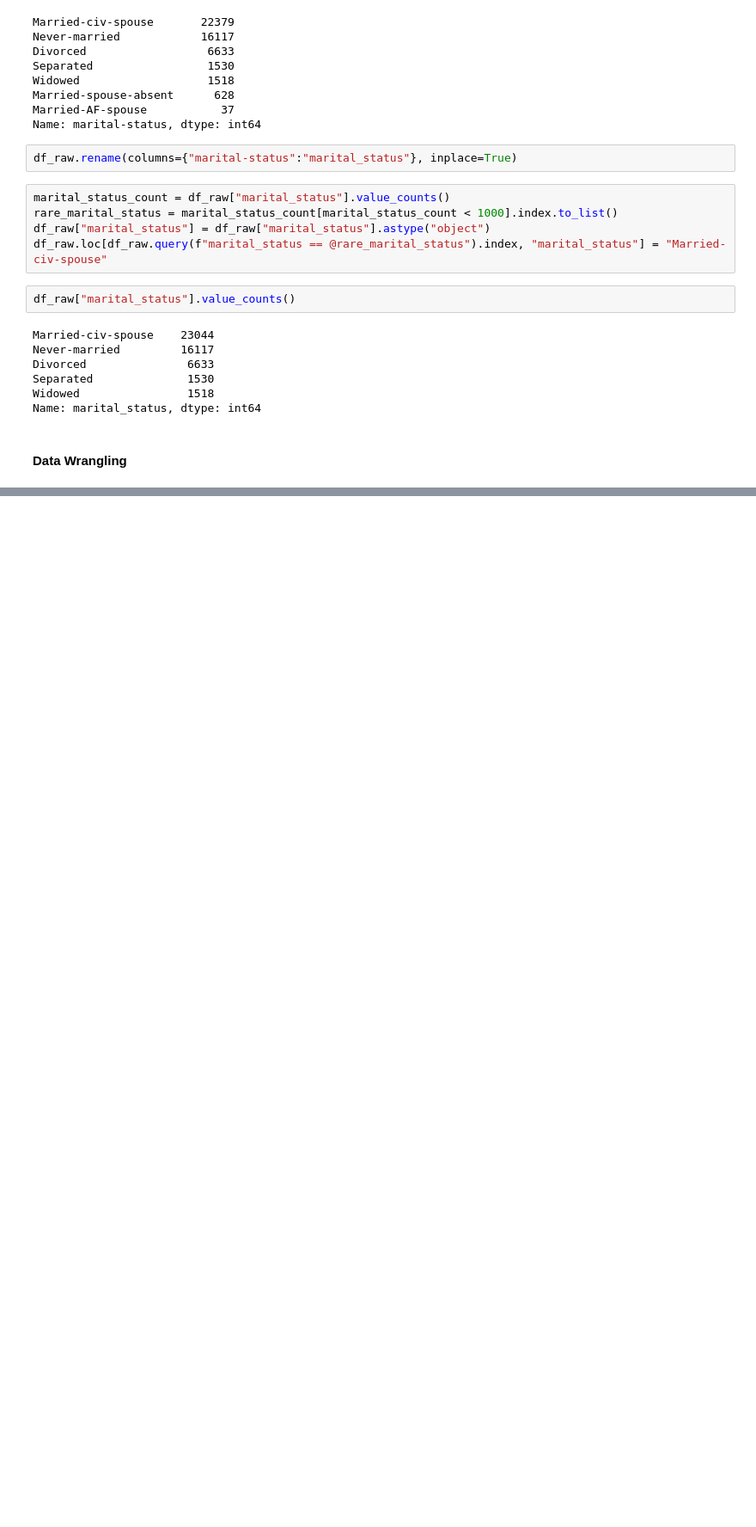
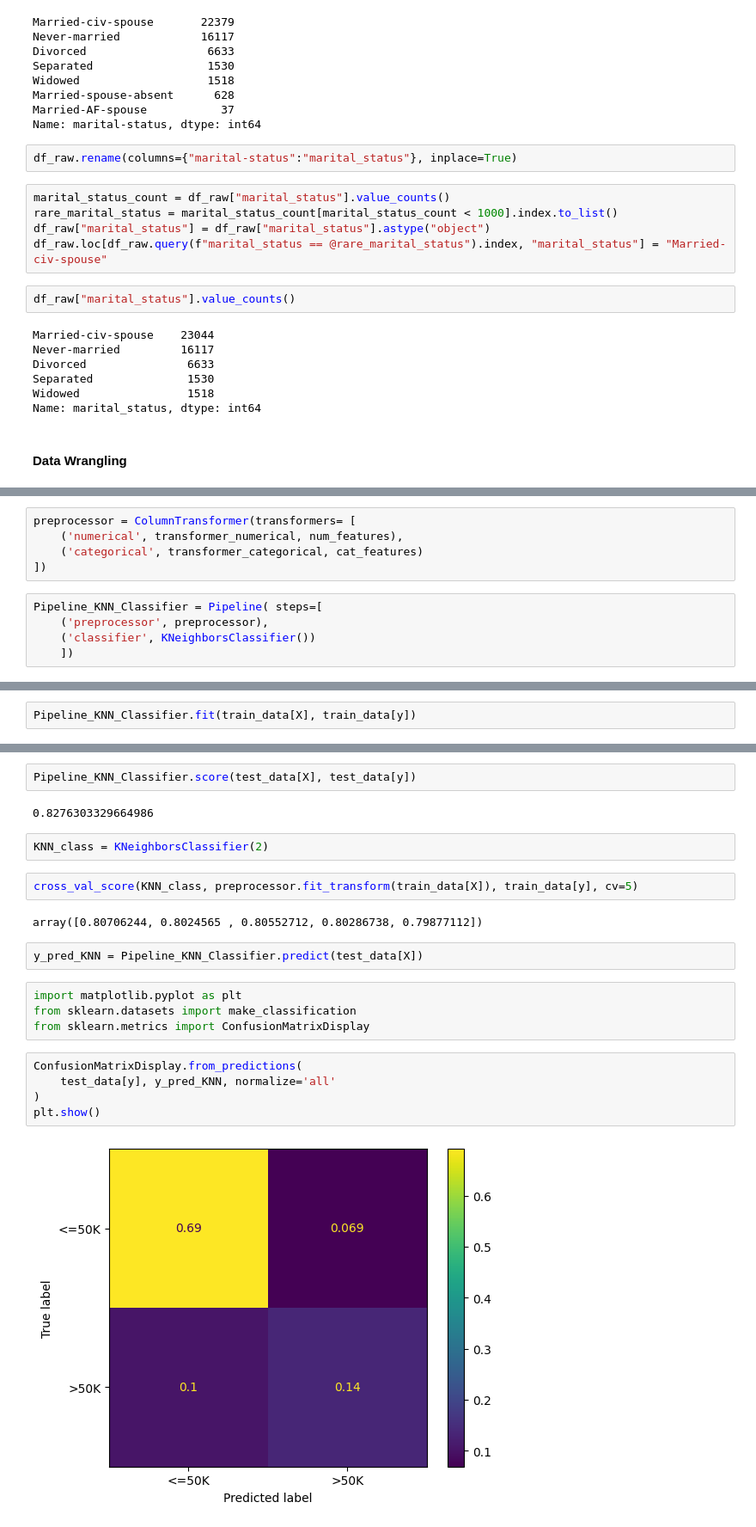
Before and after one commit to LennartRes/Abschlussarbeit, a Jupyter notebook: End-to-End_ML_Project.ipynb, the cells around one changed output, grey strips where cells are left out. Shown at 86% size. Saved outputs shown, nothing was run; the diff lists cells and outputs as text; blank space fills up the shorter version.

```diff
--- a/End-to-End_ML_Project.ipynb
+++ b/End-to-End_ML_Project.ipynb
@@ -303,0 +376,10 @@ Name: marital_status, dtype: int64
+# %%
+preprocessor = ColumnTransformer(transformers= [
+    ('numerical', transformer_numerical, num_features),
+    ('categorical', transformer_categorical, cat_features)
+])
+# %%
+Pipeline_KNN_Classifier = Pipeline( steps=[
+    ('preprocessor', preprocessor),
+    ('classifier', KNeighborsClassifier())
+    ])
@@ -303,0 +400,2 @@ Name: marital_status, dtype: int64
+# %%
+Pipeline_KNN_Classifier.fit(train_data[X], train_data[y])
@@ -303,0 +420,23 @@ Name: marital_status, dtype: int64
+# %%
+Pipeline_KNN_Classifier.score(test_data[X], test_data[y])
+# %% [output]
+0.8276303329664986
+# %%
+KNN_class = KNeighborsClassifier(2)
+# %%
+cross_val_score(KNN_class, preprocessor.fit_transform(train_data[X]), train_data[y], cv=5)
+# %% [output]
+array([0.80706244, 0.8024565 , 0.80552712, 0.80286738, 0.79877112])
+# %%
+y_pred_KNN = Pipeline_KNN_Classifier.predict(test_data[X])
+# %%
+import matplotlib.pyplot as plt
+from sklearn.datasets import make_classification
+from sklearn.metrics import ConfusionMatrixDisplay
+# %%
+ConfusionMatrixDisplay.from_predictions(
+    test_data[y], y_pred_KNN, normalize='all'
+)
+plt.show()
+# %% [output]
+[figure, added]
```
Also changed, not shown: parts of 40 cells of this notebook.
